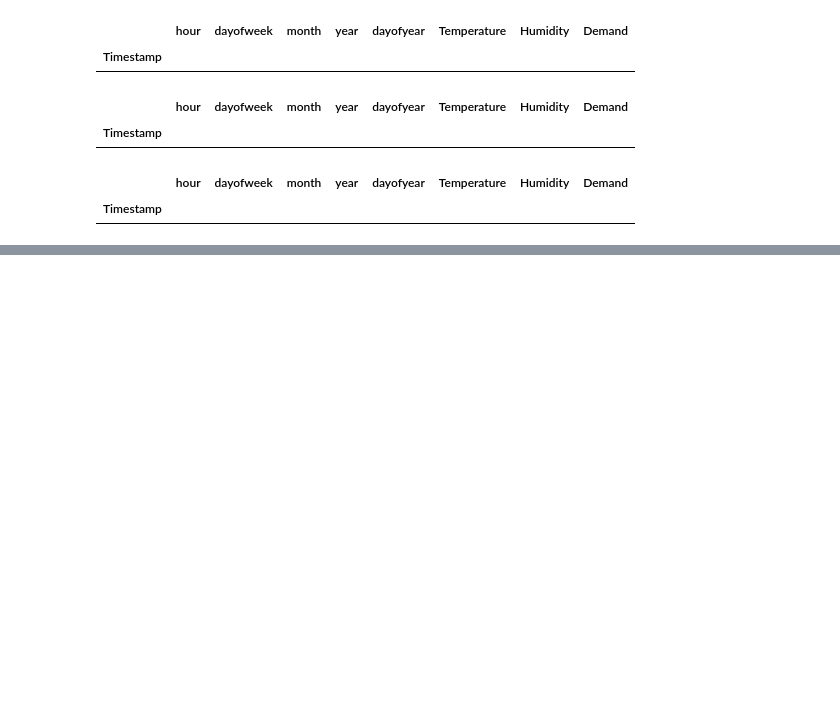
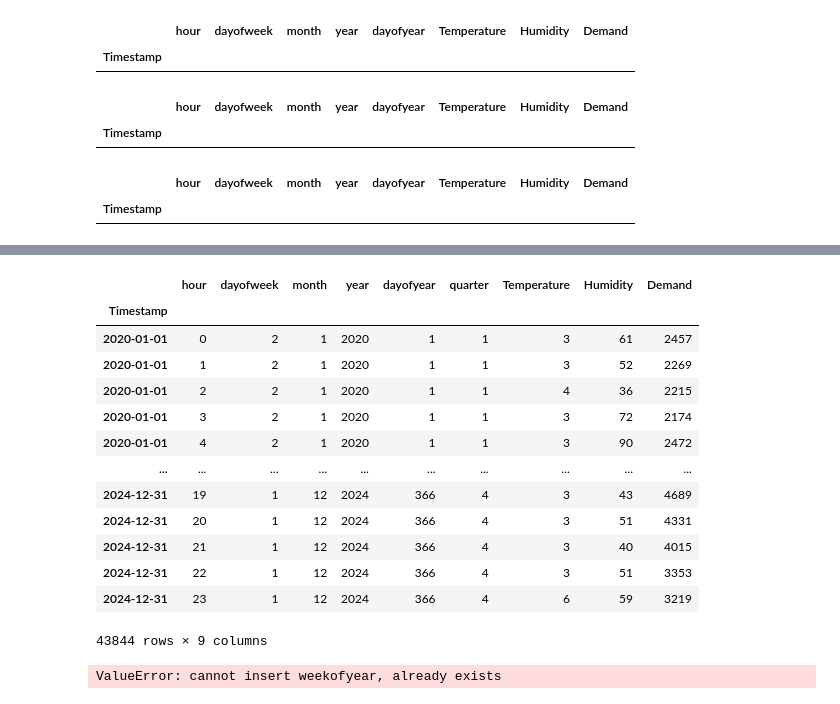
Before and after one commit to abdurrahman16/Electricity-Demand-Forecasting_Model-XGboost-, a Jupyter notebook: Electricity_Demand_Forecasting_Model(XGboost).ipynb, the cells around one changed output, grey strips where cells are left out. Cells and saved outputs as stored; diff of their text form; code cells hidden in the pictures; blank space fills up the shorter version.

```diff
--- a/Electricity_Demand_Forecasting_Model(XGboost).ipynb
+++ b/Electricity_Demand_Forecasting_Model(XGboost).ipynb
@@ -97,0 +118,23 @@ data[['hour', 'dayofweek', 'month', 'year', 'dayofyear', 'Temperature', 'Humidit
+# %%
+data[['hour', 'dayofweek', 'month', 'year', 'dayofyear', 'Temperature', 'Humidity', 'Demand']]=data[['hour', 'dayofweek', 'month', 'year', 'dayofyear', 'Temperature', 'Humidity', 'Demand']].astype(int)
+data
+# %% [output]
+|  | hour | dayofweek | month | year | dayofyear | quarter | Temperature | Humidity | Demand |
+| Timestamp |  |  |  |  |  |  |  |  |  |
+| 2020-01-01 | 0 | 2 | 1 | 2020 | 1 | 1 | 3 | 61 | 2457 |
+| 2020-01-01 | 1 | 2 | 1 | 2020 | 1 | 1 | 3 | 52 | 2269 |
+| 2020-01-01 | 2 | 2 | 1 | 2020 | 1 | 1 | 4 | 36 | 2215 |
+| 2020-01-01 | 3 | 2 | 1 | 2020 | 1 | 1 | 3 | 72 | 2174 |
+| 2020-01-01 | 4 | 2 | 1 | 2020 | 1 | 1 | 3 | 90 | 2472 |
+| ... | ... | ... | ... | ... | ... | ... | ... | ... | ... |
+| 2024-12-31 | 19 | 1 | 12 | 2024 | 366 | 4 | 3 | 43 | 4689 |
+| 2024-12-31 | 20 | 1 | 12 | 2024 | 366 | 4 | 3 | 51 | 4331 |
+| 2024-12-31 | 21 | 1 | 12 | 2024 | 366 | 4 | 3 | 40 | 4015 |
+| 2024-12-31 | 22 | 1 | 12 | 2024 | 366 | 4 | 3 | 51 | 3353 |
+| 2024-12-31 | 23 | 1 | 12 | 2024 | 366 | 4 | 6 | 59 | 3219 |
+43844 rows × 9 columns
+# %%
+#create week column
+data.insert(5,'weekofyear',data.index.isocalendar().week.astype(int))
+# %% [output]
+ValueError: cannot insert weekofyear, already exists
```
Also changed, not shown: parts of 4 cells of this notebook.
